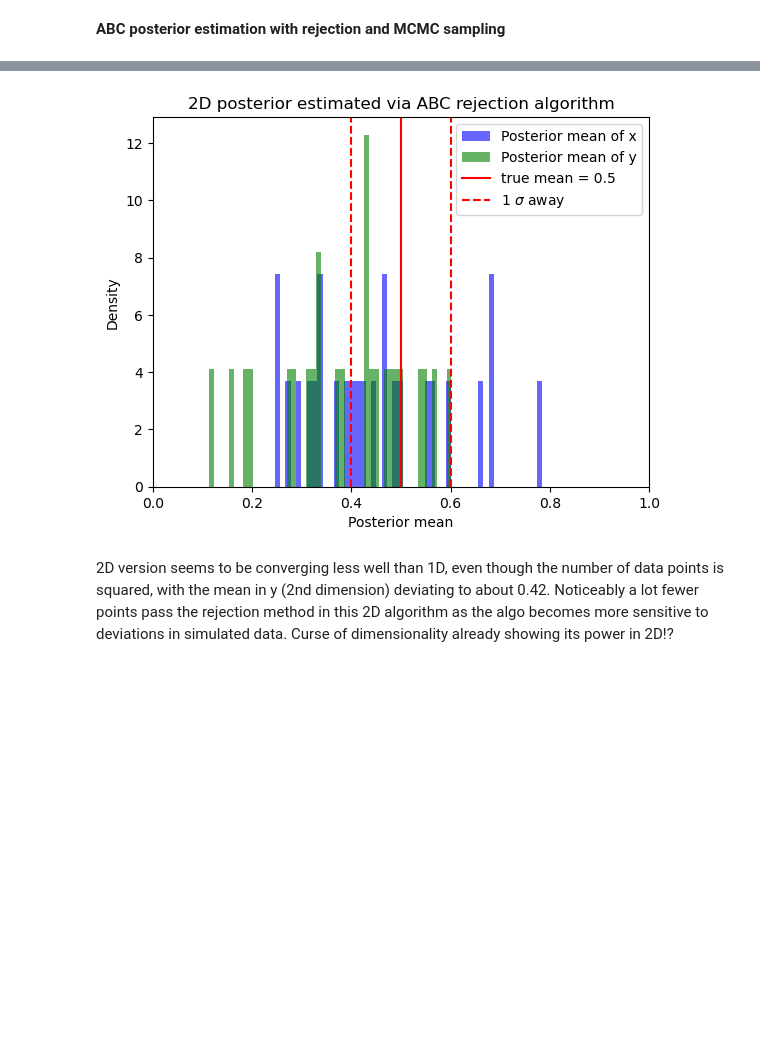
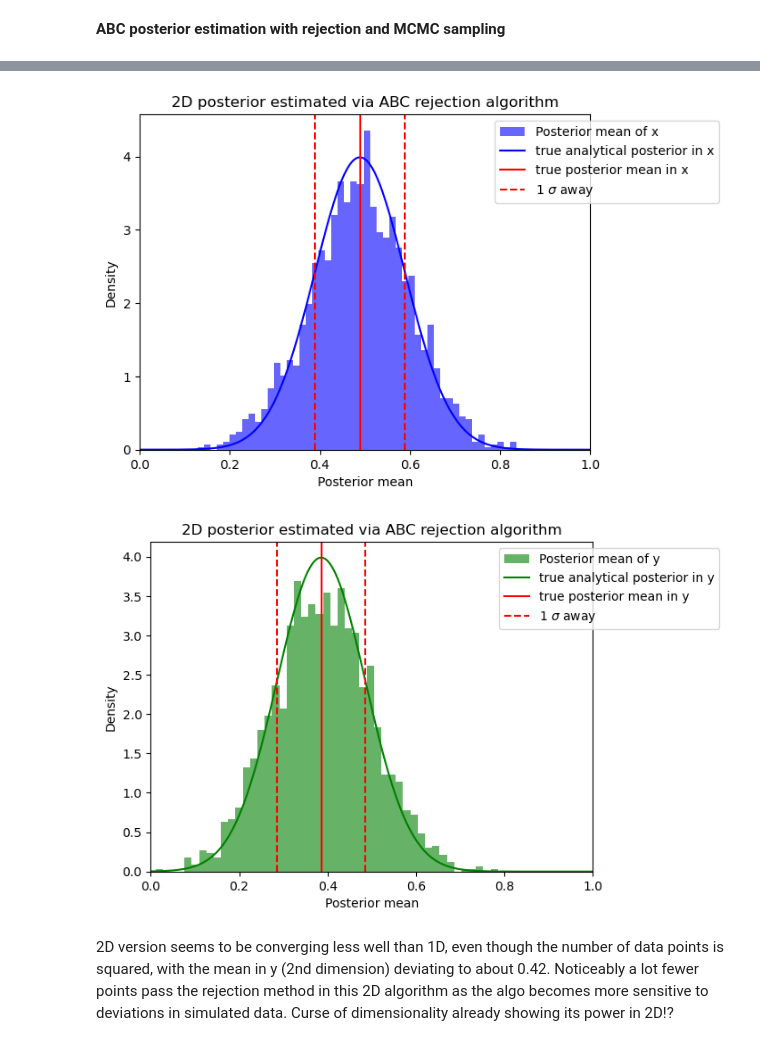
Before and after one commit to james-alvey-42/sbi-features, a Jupyter notebook: notebooks/2025-07-17-wk3-.ipynb, the cells around one changed output, grey strips where cells are left out. Cells and saved outputs as stored; diff of their text form; code cells hidden in the pictures; blank space fills up the shorter version.

Commit message:
fixed graphs for ABC plots, embedding network bit will be updated in a separate notebook

```diff
--- a/notebooks/2025-07-17-wk3-.ipynb
+++ b/notebooks/2025-07-17-wk3-.ipynb
@@ -23,7 +23,7 @@ import numpy as np
 torch.random.manual_seed(13)
 
 num_dim = 1
-num_points = 10000
+num_points = 100000   #increase for convergence
 true_theta = 0.5 *torch.ones(num_dim)
 true_sd = 0.1 *torch.ones(num_dim)
 x_obs = torch.normal(mean=true_theta, std=true_sd)
@@ -41,22 +41,30 @@ def rejection(x_obs, prior, epsilon=true_sd, N=num_points):
     for _ in range(N):
         theta = prior.sample((1,))
         x_sim = simulator(theta)
-        if torch.norm(x_sim - x_obs) < epsilon:
+        if torch.norm(x_sim - x_obs) < epsilon:  # ABC gives the true posterior in the limit of epsilon --> 0
             accept.append(theta)
     return torch.cat(accept, dim=0)
 
 posterior = rejection(x_obs, prior)
 print('arithemetic mean value found using ABC with rejection algorithm:',torch.mean(posterior))
 
+x_plot = np.linspace(-2,2,1000)
+from scipy.stats import norm
+analytic_posterior = norm.pdf(x_plot, x_obs, true_sd)
+
 plt.figure()
 plt.hist(posterior, density=True, bins=50)
+plt.plot(x_plot, analytic_posterior, label='true analytical posterior',ls='-', color='green')
 plt.xlabel('Posterior mean')
 plt.ylabel('Density')
 plt.title('Posterior estimated via ABC rejection algorithm')
-plt.axvline(x=0.5, color='red', label='true mean')
-plt.axvline(x=0.4, color='red', ls='--', label='1 $\sigma$ away')
-plt.axvline(x=0.6, color='red', ls='--')
-# plt.xlim(-2,2)
+plt.axvline(x=float(x_obs), color='red', label='true posterior mean')
+plt.axvline(x=float(x_obs - true_sd), color='red', ls='--', label='1 $\sigma$ away')
+plt.axvline(x=float(x_obs + true_sd), color='red', ls='--')
+plt.xlim(0.0,1.5)
 plt.legend()
 plt.show()
+
+# compare with the true posterior (gaussian about x0)
+# reduce epsilon reduces effective sample size
 # %% [output]
@@ -65,36 +73,55 @@ arithemetic mean value found using ABC with rejection algorithm: tensor(0.4850)
 # %%
 # 2D with rejection
 torch.random.manual_seed(13)
 
 num_dim = 2
-num_points = 10000**2
+num_points = 1000**2
 true_theta = 0.5 * torch.ones(num_dim)
 true_sd = 0.1 * torch.ones(num_dim)
 x_obs_2D = torch.normal(mean=true_theta, std=true_sd)
 
 prior_2D = utils.BoxUniform(low=-2*torch.ones(num_dim), high=2*torch.ones(num_dim))
 
-posterior_2D = rejection(x_obs_2D, prior_2D)
+posterior_2D = rejection(x_obs_2D, prior_2D, N=num_points)
 
 x, y = [], []
 for vector in posterior_2D:
     x.append(vector[0])
     y.append(vector[1])
 
+x_plot = np.linspace(-2,2,1000)
+y_plot = np.linspace(-2,2,1000)
+from scipy.stats import norm
+analytic_posterior_x = norm.pdf(x_plot, x_obs_2D[0], true_sd[0])
+analytic_posterior_y = norm.pdf(y_plot, x_obs_2D[1], true_sd[0])
+
 plt.figure()
 plt.hist(x, density=True, bins=50, color='blue', alpha=0.6, label='Posterior mean of x')
-plt.hist(y, density=True, bins=50, color='green', alpha=0.6, label='Posterior mean of y')
+plt.plot(x_plot, analytic_posterior_x, label='true analytical posterior in x',ls='-', color='blue')
 plt.xlabel('Posterior mean')
 plt.ylabel('Density')
 plt.title('2D posterior estimated via ABC rejection algorithm')
-plt.axvline(x=0.5, color='red', label='true mean = 0.5')
-plt.axvline(x=0.4, color='red', ls='--', label='1 $\sigma$ away')
-plt.axvline(x=0.6, color='red', ls='--')
+plt.axvline(x=float(x_obs_2D[0]), color='red', label='true posterior mean in x')
+plt.axvline(x=float(x_obs_2D[0] - true_sd[0]), color='red', ls='--', label='1 $\sigma$ away')
+plt.axvline(x=float(x_obs_2D[0] + true_sd[0]), color='red', ls='--')
 plt.xlim(0,1)
-plt.legend()
+plt.legend(loc='upper right', bbox_to_anchor = (1.3,1))
+
+plt.figure()
+plt.hist(y, density=True, bins=50, color='green', alpha=0.6, label='Posterior mean of y')
+plt.plot(y_plot, analytic_posterior_y, label='true analytical posterior in y',ls='-', color='green')
+plt.xlabel('Posterior mean')
+plt.ylabel('Density')
+plt.title('2D posterior estimated via ABC rejection algorithm')
+plt.axvline(x=float(x_obs_2D[1]), color='red', label='true posterior mean in y')
+plt.axvline(x=float(x_obs_2D[1] - true_sd[0]), color='red', ls='--', label='1 $\sigma$ away')
+plt.axvline(x=float(x_obs_2D[1] + true_sd[0]), color='red', ls='--')
+plt.xlim(0,1)
+plt.legend(loc='upper right', bbox_to_anchor = (1.3,1))
 plt.show()
 # %% [output]
-[figure, old version]
+[figure, new version]
+[figure, added]
 # %% [markdown]
 2D version seems to be converging less well than 1D, even though the number of data points is squared, with the mean in y (2nd dimension) deviating to about 0.42. Noticeably a lot fewer points pass the rejection method in this 2D algorithm as the algo becomes more sensitive to deviations in simulated data.
 Curse of dimensionality already showing its power in 2D!?
```
Also changed, not shown: parts of 3 cells of this notebook.
